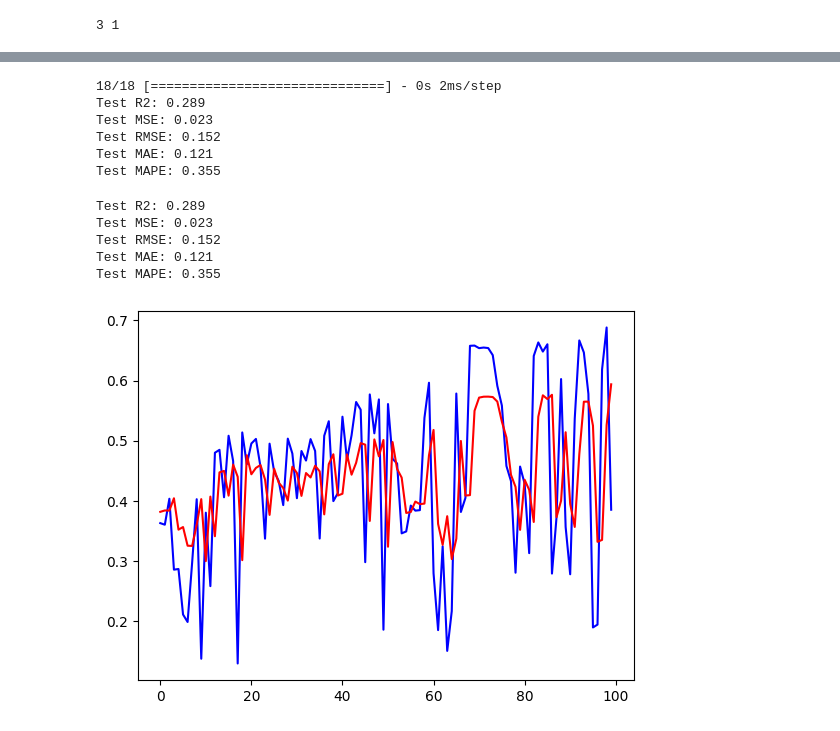
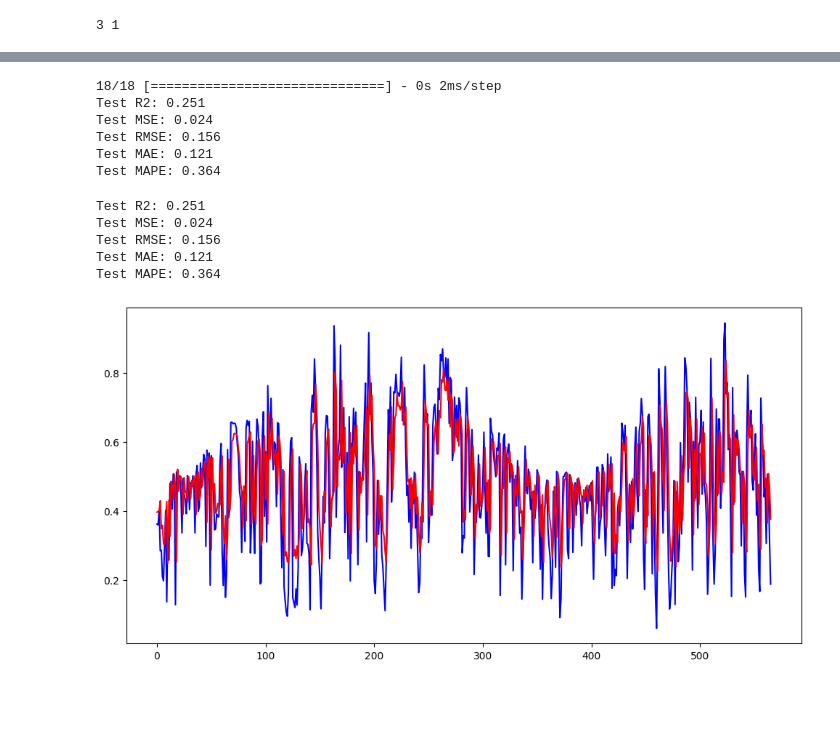
Before and after one commit to diasYuri/radiation-forecast, a Jupyter notebook: notebook/baseline/juiz-de-fora.ipynb, the cells around one changed output, grey strips where cells are left out. Cells and saved outputs as stored; diff of their text form; code cells hidden in the pictures; blank space fills up the shorter version.

```diff
--- a/notebook/baseline/juiz-de-fora.ipynb
+++ b/notebook/baseline/juiz-de-fora.ipynb
@@ -107,7 +105,7 @@ df_scaled
 | 2022-12-31 | 0.589643 |
 5699 rows × 1 columns
 # %%
-X, Y = windowing(df_scaled, 3, 1)
+X, Y = windowing(df_scaled, 'RADIATION', 3, 1)
 # %%
 for i in range(len(X)):
     print(X[i], Y[i])
@@ -137,18 +135,18 @@ print(train_x.shape[1], train_x.shape[2])
 3 1
 # %%
 model = Sequential([
-    LSTM(units=200, input_shape=(train_x.shape[1], train_x.shape[2])),
-    Dense(1, activation='sigmoid')
+    LSTM(units=320, input_shape=(train_x.shape[1], train_x.shape[2])),
+    Dense(1, activation='relu')
 ])
 
-model.compile(loss='mse', optimizer=keras.optimizers.legacy.Adam(learning_rate=0.01))
+model.compile(loss='mae', optimizer=keras.optimizers.legacy.Adam())
 
-es = EarlyStopping(monitor='val_loss', mode='min', verbose=1, patience=15)
+es = EarlyStopping(monitor='val_loss', mode='min', verbose=1, patience=50)
 history = model.fit(train_x,
                      train_y,
-                     epochs=200,
-                     #batch_size=16,
-                     validation_split=0.3,
+                     epochs=5000,
+                     batch_size=64,
+                     validation_split=0.13,
                      verbose=1,
                      callbacks=[es])
 # plot history
@@ -185,24 +183,25 @@ predict = model.predict(test_x)
 show_error_metrics(test_y.reshape(-1,1), predict)
 # %% [output]
 18/18 [==============================] - 0s 2ms/step
-Test R2: 0.289
-Test MSE: 0.023
-Test RMSE: 0.152
+Test R2: 0.251
+Test MSE: 0.024
+Test RMSE: 0.156
 Test MAE: 0.121
-Test MAPE: 0.355
+Test MAPE: 0.364
 # %%
-range_plot = 100
+range_plot = 1000
 
+pyplot.figure(figsize=(12, 6))
 pyplot.plot(test_y.reshape(-1,1)[0:range_plot], color='blue', label='real')
 pyplot.plot(predict[0:range_plot], color='red', label='incompleto')
 
 show_error_metrics(test_y.reshape(-1,1), predict)
 
 pyplot.show()
 # %% [output]
-Test R2: 0.289
-Test MSE: 0.023
-Test RMSE: 0.152
+Test R2: 0.251
+Test MSE: 0.024
+Test RMSE: 0.156
 Test MAE: 0.121
-Test MAPE: 0.355
+Test MAPE: 0.364
-[figure, old version]
+[figure, new version]
```
Also changed, not shown: parts of 3 cells of this notebook, 22 other files.
